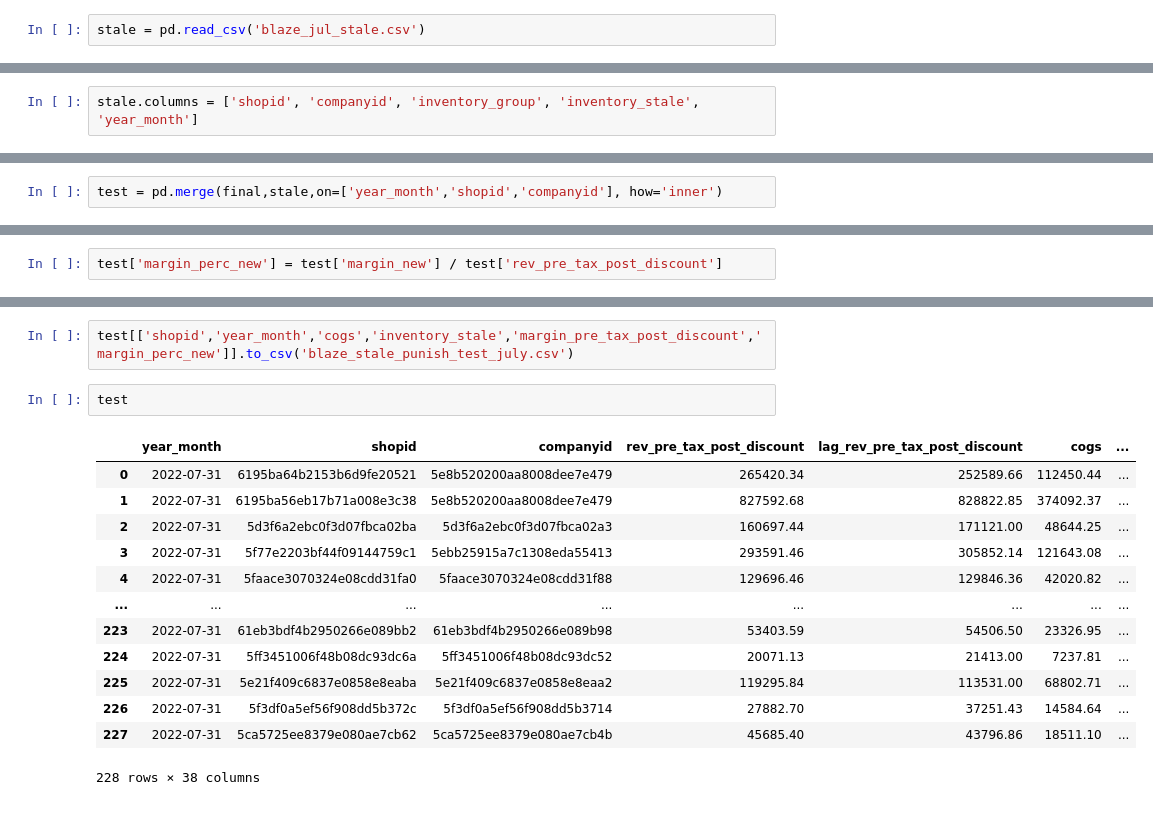
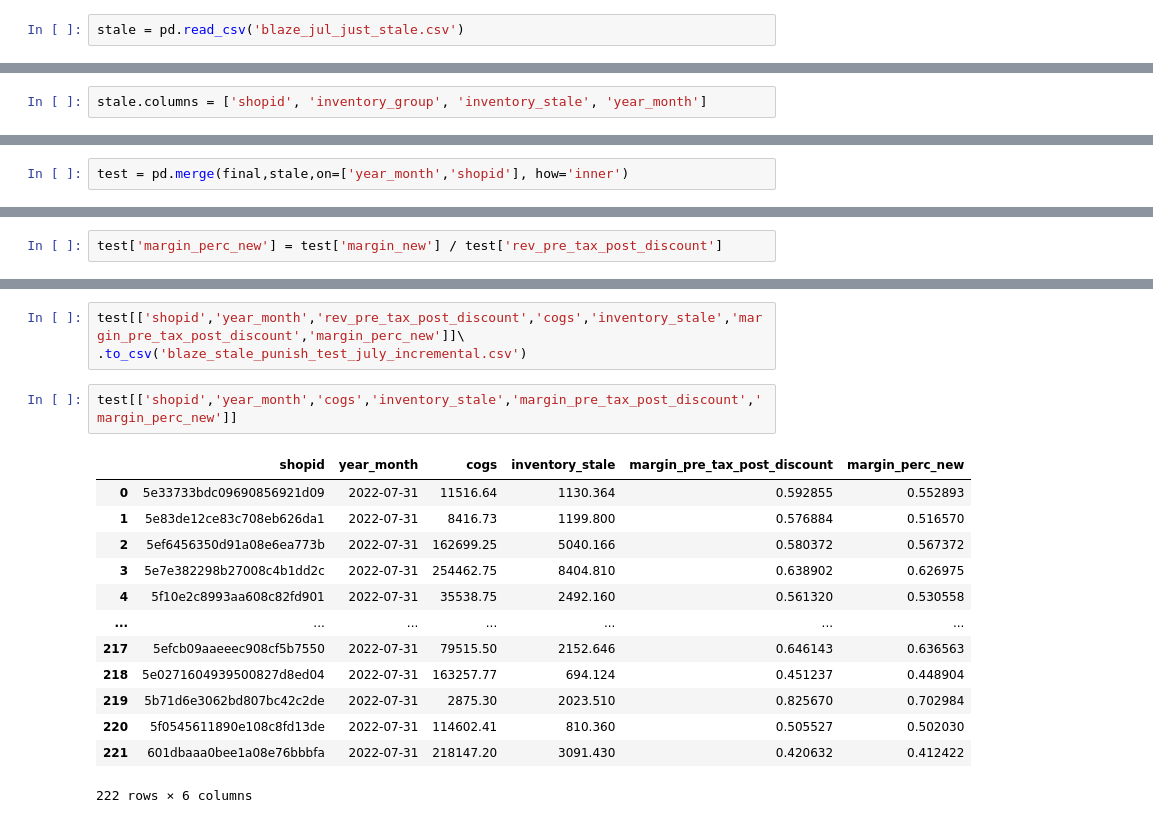
Before and after one commit to warrenshen/platform, a Jupyter notebook: services/api-server/notebooks/analysis/blaze_data_analysis_CA_master.ipynb, the cells around one changed output, grey strips where cells are left out. Saved outputs shown, nothing was run; the diff lists cells and outputs as text.

```diff
--- a/services/api-server/notebooks/analysis/blaze_data_analysis_CA_master.ipynb
+++ b/services/api-server/notebooks/analysis/blaze_data_analysis_CA_master.ipynb
@@ -1813,11 +1584,11 @@ final_pass[['gm_dollar_score','shopid']].groupby('gm_dollar_score').count() / fi
 # %% [markdown]
 # stale inv punishment test
 # %%
-stale = pd.read_csv('blaze_jul_stale.csv')
+stale = pd.read_csv('blaze_jul_just_stale.csv')
 # %%
 stale['year_month'] = pd.to_datetime(stale['year_month'])
 # %%
-stale.columns = ['shopid', 'companyid', 'inventory_group', 'inventory_stale', 'year_month']
+stale.columns = ['shopid', 'inventory_group', 'inventory_stale', 'year_month']
 # %%
 final.head()
 # %% [output]
@@ -1847,5 +1617,5 @@ stale
 # %%
-test = pd.merge(final,stale,on=['year_month','shopid','companyid'], how='inner')
+test = pd.merge(final,stale,on=['year_month','shopid'], how='inner')
 # %%
 test.head()
 # %% [output]
@@ -1864,18 +1650,19 @@ test['margin_perc_new'] = test['margin_new'] / test['rev_pre_tax_post_discount']
 # %%
-test[['shopid','year_month','cogs','inventory_stale','margin_pre_tax_post_discount','margin_perc_new']].to_csv('blaze_stale_punish_test_july.csv')
+test[['shopid','year_month','rev_pre_tax_post_discount','cogs','inventory_stale','margin_pre_tax_post_discount','margin_perc_new']]\
+.to_csv('blaze_stale_punish_test_july_incremental.csv')
 # %%
-test
+test[['shopid','year_month','cogs','inventory_stale','margin_pre_tax_post_discount','margin_perc_new']]
 # %% [output]
-|  | year_month | shopid | companyid | rev_pre_tax_post_discount | lag_rev_pre_tax_post_discount | cogs | ... |
-| 0 | 2022-07-31 | 6195ba64b2153b6d9fe20521 | 5e8b520200aa8008dee7e479 | 265420.34 | 252589.66 | 112450.44 | ... |
-| 1 | 2022-07-31 | 6195ba56eb17b71a008e3c38 | 5e8b520200aa8008dee7e479 | 827592.68 | 828822.85 | 374092.37 | ... |
-| 2 | 2022-07-31 | 5d3f6a2ebc0f3d07fbca02ba | 5d3f6a2ebc0f3d07fbca02a3 | 160697.44 | 171121.00 | 48644.25 | ... |
-| 3 | 2022-07-31 | 5f77e2203bf44f09144759c1 | 5ebb25915a7c1308eda55413 | 293591.46 | 305852.14 | 121643.08 | ... |
-| 4 | 2022-07-31 | 5faace3070324e08cdd31fa0 | 5faace3070324e08cdd31f88 | 129696.46 | 129846.36 | 42020.82 | ... |
-| ... | ... | ... | ... | ... | ... | ... | ... |
-| 223 | 2022-07-31 | 61eb3bdf4b2950266e089bb2 | 61eb3bdf4b2950266e089b98 | 53403.59 | 54506.50 | 23326.95 | ... |
-| 224 | 2022-07-31 | 5ff3451006f48b08dc93dc6a | 5ff3451006f48b08dc93dc52 | 20071.13 | 21413.00 | 7237.81 | ... |
-| 225 | 2022-07-31 | 5e21f409c6837e0858e8eaba | 5e21f409c6837e0858e8eaa2 | 119295.84 | 113531.00 | 68802.71 | ... |
-| 226 | 2022-07-31 | 5f3df0a5ef56f908dd5b372c | 5f3df0a5ef56f908dd5b3714 | 27882.70 | 37251.43 | 14584.64 | ... |
-| 227 | 2022-07-31 | 5ca5725ee8379e080ae7cb62 | 5ca5725ee8379e080ae7cb4b | 45685.40 | 43796.86 | 18511.10 | ... |
+|  | shopid | year_month | cogs | inventory_stale | margin_pre_tax_post_discount | margin_perc_new |
+| 0 | 5e33733bdc09690856921d09 | 2022-07-31 | 11516.64 | 1130.364 | 0.592855 | 0.552893 |
+| 1 | 5e83de12ce83c708eb626da1 | 2022-07-31 | 8416.73 | 1199.800 | 0.576884 | 0.516570 |
+| 2 | 5ef6456350d91a08e6ea773b | 2022-07-31 | 162699.25 | 5040.166 | 0.580372 | 0.567372 |
+| 3 | 5e7e382298b27008c4b1dd2c | 2022-07-31 | 254462.75 | 8404.810 | 0.638902 | 0.626975 |
+| 4 | 5f10e2c8993aa608c82fd901 | 2022-07-31 | 35538.75 | 2492.160 | 0.561320 | 0.530558 |
+| ... | ... | ... | ... | ... | ... | ... |
+| 217 | 5efcb09aaeeec908cf5b7550 | 2022-07-31 | 79515.50 | 2152.646 | 0.646143 | 0.636563 |
+| 218 | 5e0271604939500827d8ed04 | 2022-07-31 | 163257.77 | 694.124 | 0.451237 | 0.448904 |
+| 219 | 5b71d6e3062bd807bc42c2de | 2022-07-31 | 2875.30 | 2023.510 | 0.825670 | 0.702984 |
+| 220 | 5f0545611890e108c8fd13de | 2022-07-31 | 114602.41 | 810.360 | 0.505527 | 0.502030 |
+| 221 | 601dbaaa0bee1a08e76bbbfa | 2022-07-31 | 218147.20 | 3091.430 | 0.420632 | 0.412422 |
-228 rows × 38 columns
+222 rows × 6 columns
```
Also changed, not shown: parts of 18 cells of this notebook.
